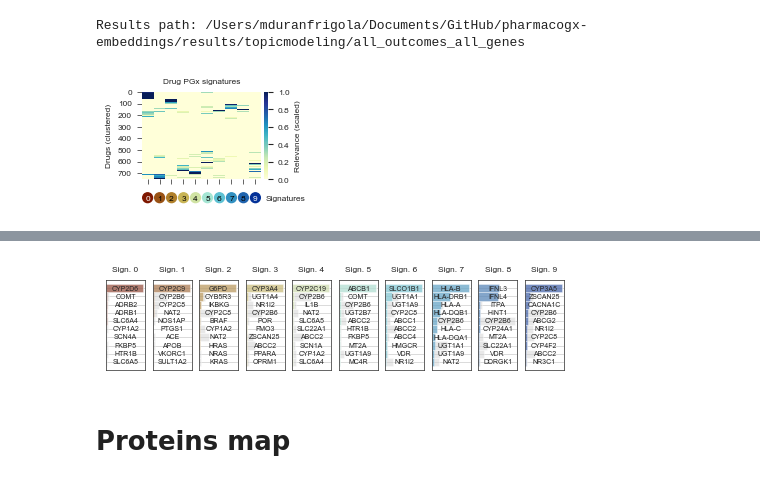
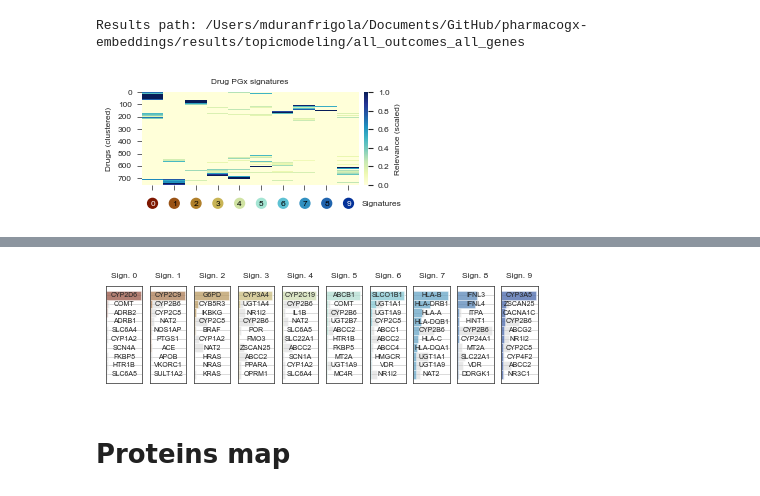
Before and after one commit to ersilia-os/pharmacogx-embeddings, a Jupyter notebook: paper/figure1_topic_modeling.ipynb, the cells around one changed output, grey strips where cells are left out. Drawn from its saved outputs; the diff is of its cells as text; code cells hidden in the pictures.

Commit message:
updated figure sizes

```diff
--- a/paper/figure1_topic_modeling.ipynb
+++ b/paper/figure1_topic_modeling.ipynb
@@ -43,8 +43,7 @@ import matplotlib.pyplot as plt
 import sklearn
 import seaborn as sns
 
-w = TWO_COLUMNS_WIDTH/(TWO_COLUMNS_WIDTH/1.5 - TWO_COLUMNS_WIDTH/5)
-fig, axs = stylia.create_figure(2, 1, width=w, height=TWO_COLUMNS_WIDTH/5, height_ratios=[6,1])
+fig, axs = stylia.create_figure(2, 1, width=TWO_COLUMNS_WIDTH*0.44, height=1.475, height_ratios=[6,1])
 
 ax = axs.next()
 
@@ -60,33 +59,33 @@ Z = hierarchy.ward(W)
 hierarchy.leaves_list(Z)
 clustered_idxs = hierarchy.leaves_list(hierarchy.optimal_leaf_ordering(Z, W))
 
 sns.heatmap(W[clustered_idxs], ax=ax, cmap="YlGnBu", cbar_kws={'label': "Relevance (scaled)", "pad": 0.02})
 yticks = np.arange(0, 800, 100)
 ax.set_yticks(yticks)
 ax.set_yticklabels(yticks)
 ax.set_xticks([i+0.5 for i in range(len(topic_names))])
 ax.set_xticklabels("")
 
 stylia.label(ax=ax, title="Drug PGx signatures", ylabel="Drugs (clustered)", xlabel="")
 
 ax = axs.next()
 
 topic_importances = processed_topicwizard_data["topic_importances"]
 ax.scatter([i for i in range(len(topic_importances))], [0]*len(topic_importances), s=50, color=topic_colors)
 for i in range(len(topic_importances)):
     if i == 0 or i == 9:
         c = "white"
     else:
         c = "black"
     ax.text(i, 0, i, ha="center", va="center", fontsize=6, color=c)
 ax.set_axis_off()
 ax.set_xlim(-0.5, 11.5)
 
-ax.text(11.5, 0, "Signatures", ha="center", va="center", fontsize=6)
+ax.text(10.5, 0, "Signatures", ha="center", va="center", fontsize=6)
 
 stylia.label(ax=ax, title="", xlabel="", ylabel="", abc="")
 stylia.save_figure(os.path.join("assets", "drug_pgx_signatures.png"))
 stylia.save_figure(os.path.join("assets", "drug_pgx_signatures.pdf"))
 # %% [output]
-[figure, old version]
+[figure, new version]
 # %%
@@ -203,7 +202,7 @@ def topic_has_protein_barplot(ax, i):
     ax.tick_params(axis="y", length=0)
 
 
-fig, axs = stylia.create_figure(1, 10, width=TWO_COLUMNS_WIDTH/1.5, height=TWO_COLUMNS_WIDTH/6)
+fig, axs = stylia.create_figure(1, 10, width=TWO_COLUMNS_WIDTH*0.63, height=1.25)
 for i in range(10):
     ax = axs.next()
     topic_has_protein_barplot(ax, i)
@@ -212,7 +211,7 @@ plt.tight_layout()
 stylia.save_figure("assets/signature_genes.png")
 stylia.save_figure("assets/signature_genes.pdf")
 # %% [output]
-[figure, old version]
+[figure, new version]
 # %% [markdown]
 # Proteins map
 # %%
```
Also changed, not shown: parts of 3 cells of this notebook, 10 other files.
